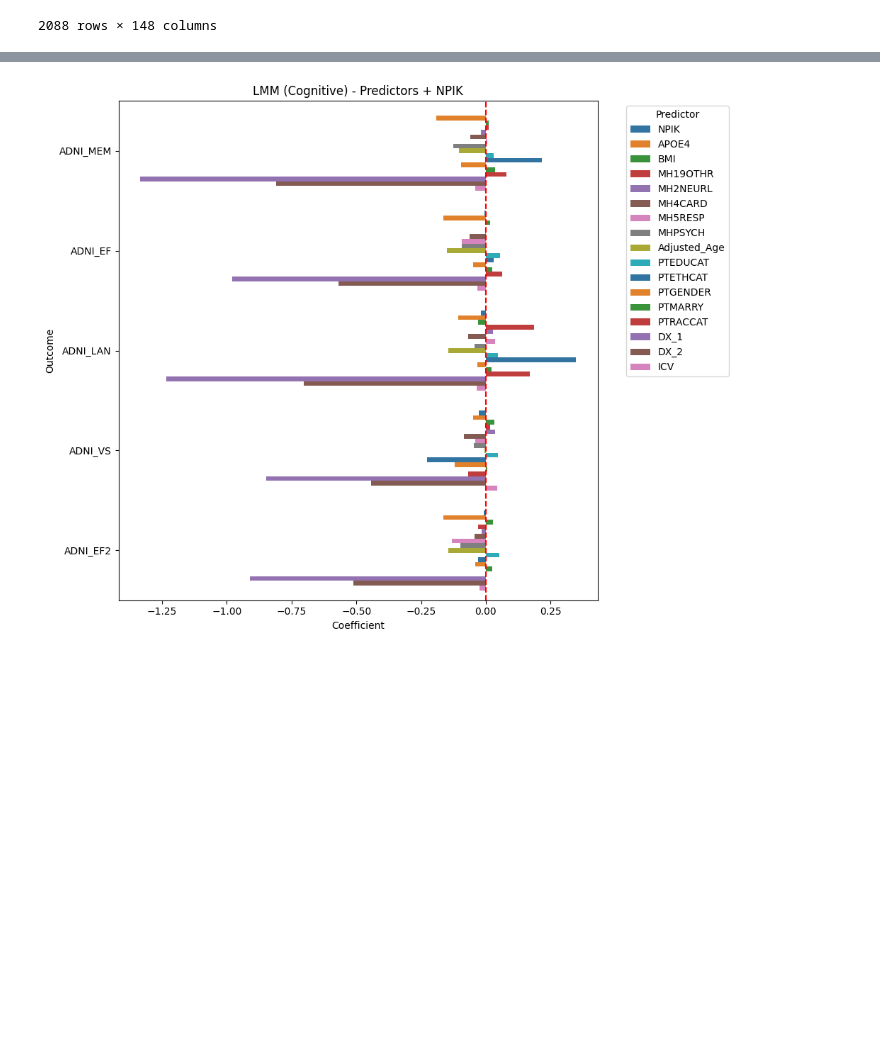
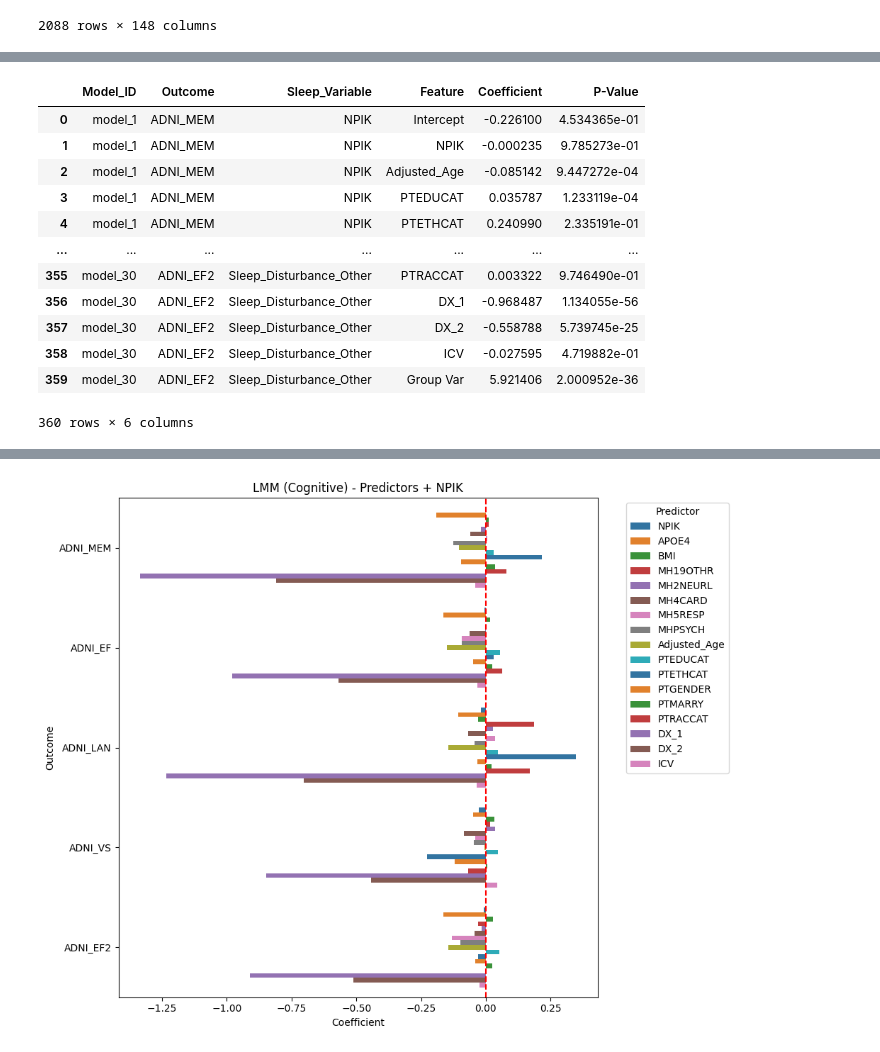
Before and after one commit to Da4kek/AD-Sleep, a Jupyter notebook: modeling-3.ipynb, the cells around one changed output, grey strips where cells are left out. Cells and saved outputs as stored; diff of their text form; code cells hidden in the pictures; blank space fills up the shorter version.

```diff
--- a/modeling-3.ipynb
+++ b/modeling-3.ipynb
@@ -190 +280,35 @@ flat_mri = flatten_lmm_df(LMM_results_mri_df, 'MRI')
+# %%
+import pickle
+
+cog_frames = []
+for sleep_var in sleep_vars:
+    with open(f"Models/cognitive_outcomes_{sleep_var}.pkl", 'rb') as f:
+        cognitive_results = pickle.load(f)
+        cog_frames.append(pd.DataFrame(cognitive_results))
+
+LMM_results_cognitive_df = pd.concat(cog_frames, ignore_index=True)
+
+mri_frames = []
+for sleep_var in sleep_vars:
+    with open(f"Models/mri_outcomes_{sleep_var}.pkl", 'rb') as f:
+        mri_results = pickle.load(f)
+        mri_frames.append(pd.DataFrame(mri_results))
+
+LMM_results_mri_df = pd.concat(mri_frames, ignore_index=True)
+# %%
+LMM_results_cognitive_df
+# %% [output]
+|  | Model_ID | Outcome | Sleep_Variable | Feature | Coefficient | P-Value |
+| 0 | model_1 | ADNI_MEM | NPIK | Intercept | -0.226100 | 4.534365e-01 |
+| 1 | model_1 | ADNI_MEM | NPIK | NPIK | -0.000235 | 9.785273e-01 |
+| 2 | model_1 | ADNI_MEM | NPIK | Adjusted_Age | -0.085142 | 9.447272e-04 |
+| 3 | model_1 | ADNI_MEM | NPIK | PTEDUCAT | 0.035787 | 1.233119e-04 |
+| 4 | model_1 | ADNI_MEM | NPIK | PTETHCAT | 0.240990 | 2.335191e-01 |
+| ... | ... | ... | ... | ... | ... | ... |
+| 355 | model_30 | ADNI_EF2 | Sleep_Disturbance_Other | PTRACCAT | 0.003322 | 9.746490e-01 |
+| 356 | model_30 | ADNI_EF2 | Sleep_Disturbance_Other | DX_1 | -0.968487 | 1.134055e-56 |
+| 357 | model_30 | ADNI_EF2 | Sleep_Disturbance_Other | DX_2 | -0.558788 | 5.739745e-25 |
+| 358 | model_30 | ADNI_EF2 | Sleep_Disturbance_Other | ICV | -0.027595 | 4.719882e-01 |
+| 359 | model_30 | ADNI_EF2 | Sleep_Disturbance_Other | Group Var | 5.921406 | 2.000952e-36 |
+360 rows × 6 columns
 # %%
```
Also changed, not shown: parts of 19 cells of this notebook, 14 other files.
